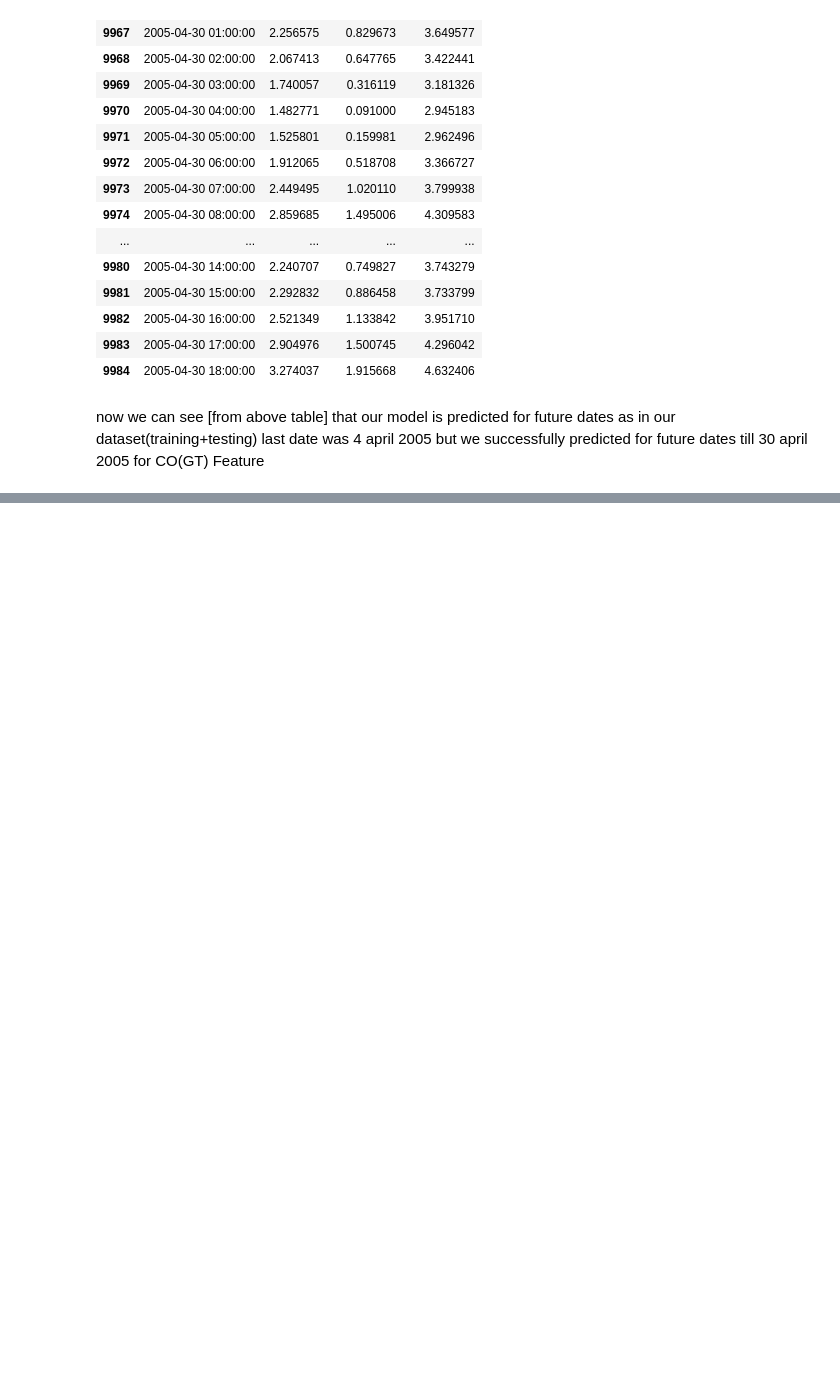
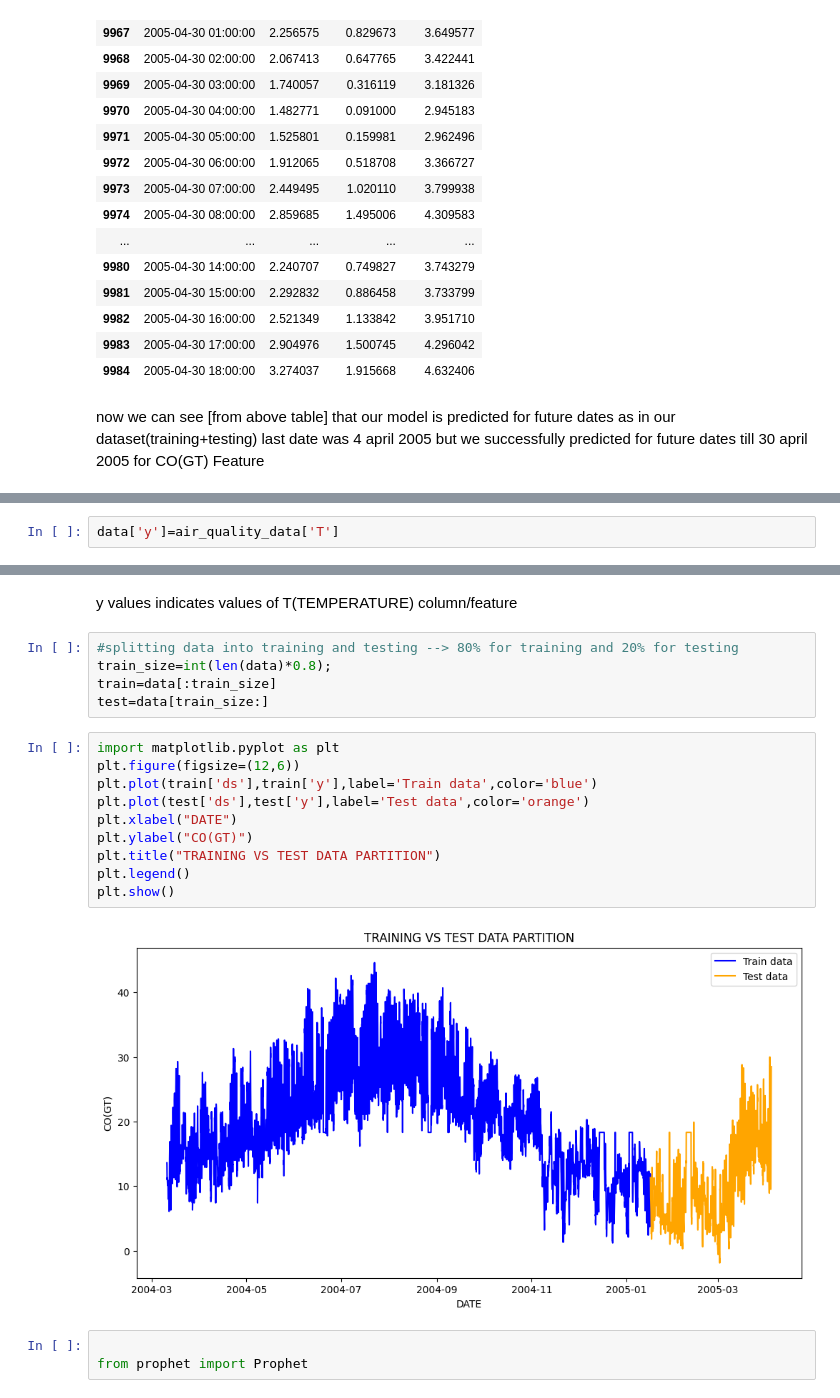
Before and after one commit to dwivediprashant/AIR_QUALITY_INDEX_PROJECT, a Jupyter notebook: airQualityIndex.ipynb, the cells around one changed output, grey strips where cells are left out. Cells and saved outputs as stored; diff of their text form; blank space fills up the shorter version.

Commit message:
trained, tested & forecasted for temperature(celcius) feature

```diff
--- a/airQualityIndex.ipynb
+++ b/airQualityIndex.ipynb
@@ -739,0 +751,2 @@ now we can see [from above table] that our model is predicted for future dates a
+# %%
+data['y']=air_quality_data['T']
@@ -739,0 +762,22 @@ now we can see [from above table] that our model is predicted for future dates a
+# %% [markdown]
+y values indicates values of T(TEMPERATURE) column/feature
+# %%
+#splitting data into training and testing --> 80% for training and 20% for testing
+train_size=int(len(data)*0.8);
+train=data[:train_size]
+test=data[train_size:]
+# %%
+import matplotlib.pyplot as plt
+plt.figure(figsize=(12,6))
+plt.plot(train['ds'],train['y'],label='Train data',color='blue')
+plt.plot(test['ds'],test['y'],label='Test data',color='orange')
+plt.xlabel("DATE")
+plt.ylabel("CO(GT)")
+plt.title("TRAINING VS TEST DATA PARTITION")
+plt.legend()
+plt.show()
+# %% [output]
+[figure, added]
+# %%
+
+from prophet import Prophet
```
Also changed, not shown: parts of 18 cells of this notebook.
